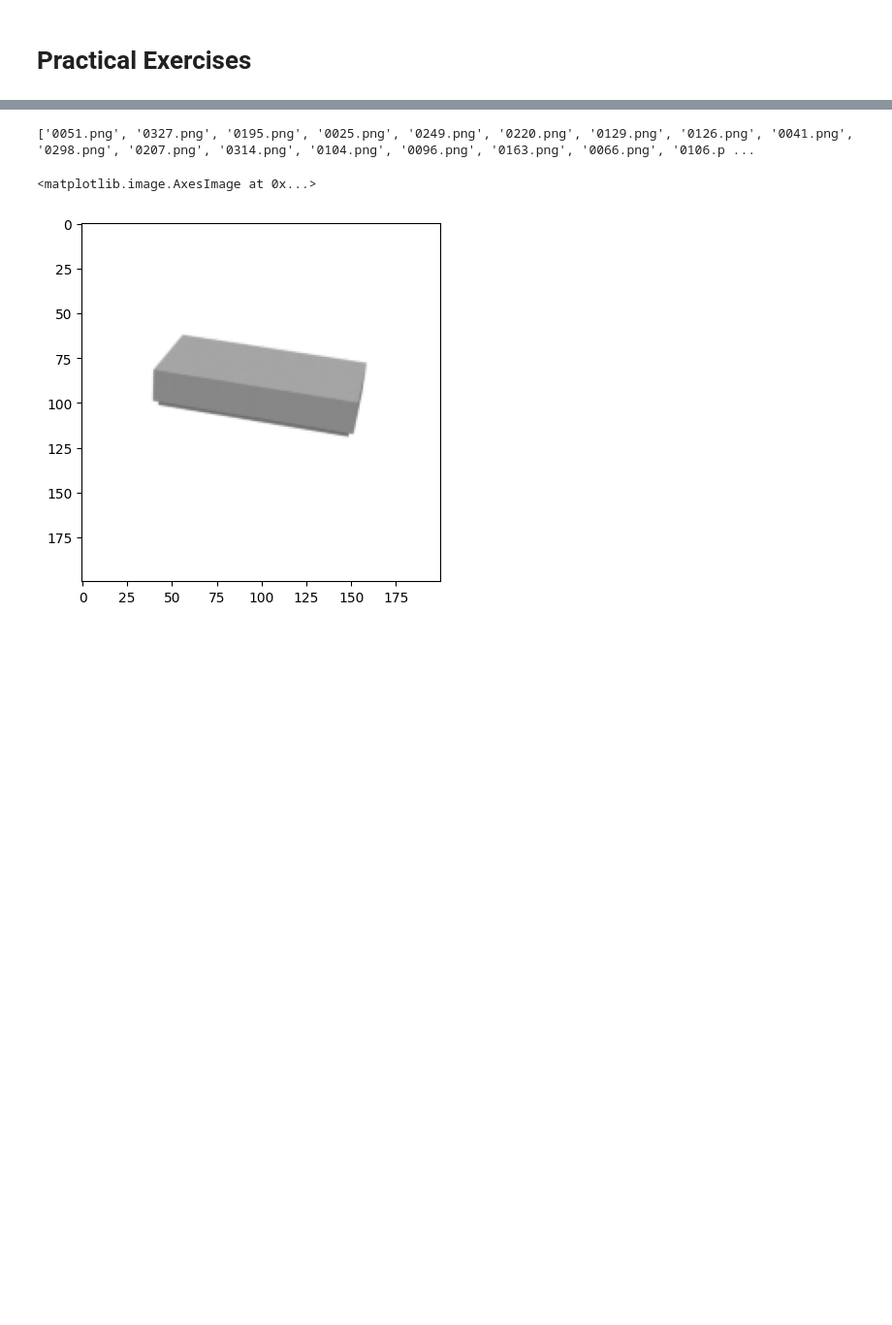
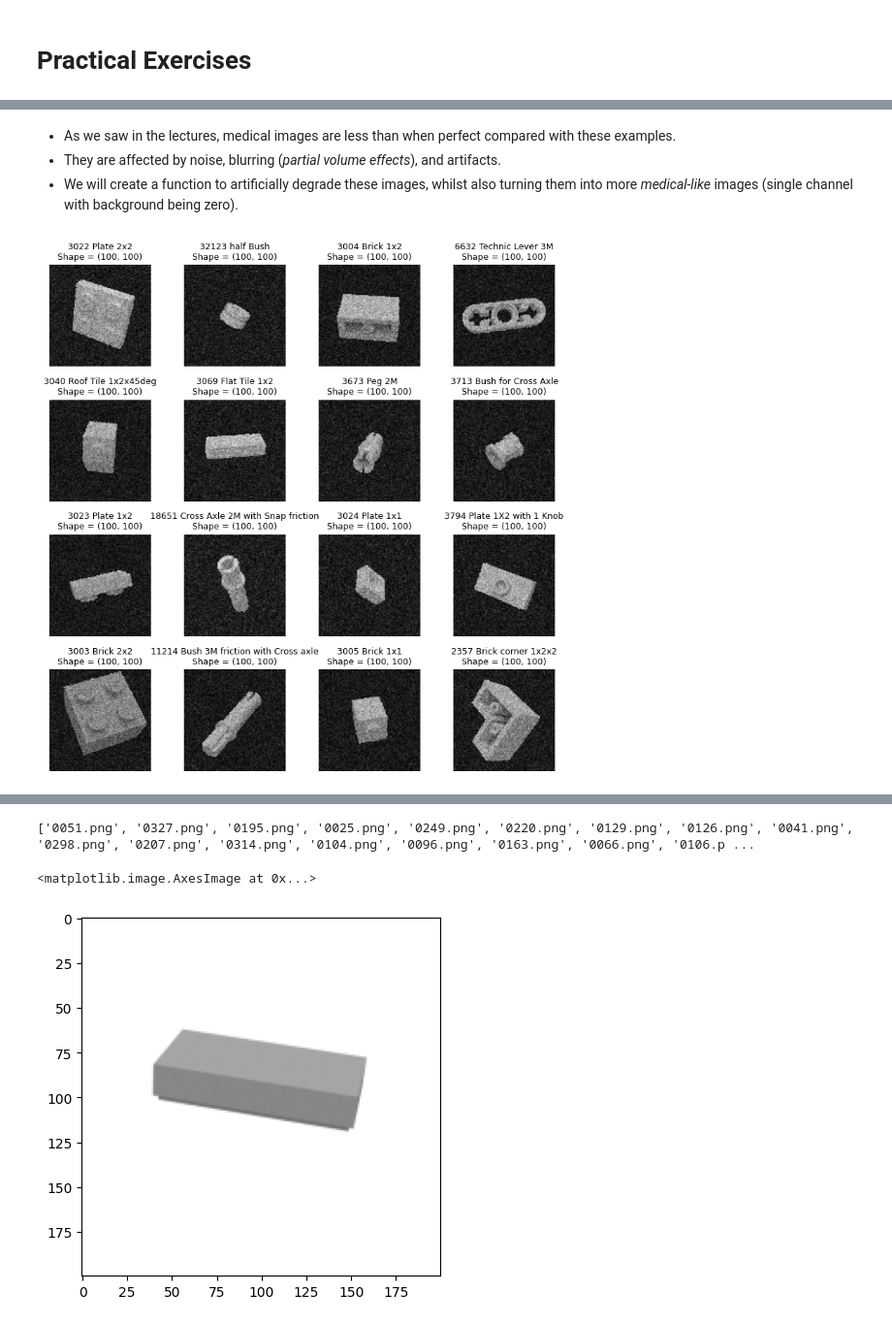
Before and after one commit to mdblackledge/theoryofimaging2, a Jupyter notebook: workshop/practical_exercises.ipynb, the cells around one changed output, grey strips where cells are left out. Shown at 97% size. Cells and saved outputs as stored; diff of their text form; code cells hidden in the pictures; blank space fills up the shorter version.

```diff
--- a/workshop/practical_exercises.ipynb
+++ b/workshop/practical_exercises.ipynb
@@ -51,0 +57,63 @@ Using Colab cache for faster access to the 'lego-brick-images' dataset.
+# %% [markdown]
+ - As we saw in the lectures, medical images are less than when perfect compared with these examples.
+ - They are affected by noise, blurring (_partial volume effects_), and artifacts.
+ - We will create a function to artificially degrade these images, whilst also turning them into more _medical-like_ images (single channel with background being zero).
+# %%
+# @title
+# Global parameters for the experiments
+DOWNSAMPLE_FACTOR = 2
+SNR = 12.0
+
+def degrade_loego_image(arr, snr = 30.0, downsample = 4):
+    """ Degrade the quality of an image of a Lego brick.
+
+    Parameters
+    ----------
+    arr : numpy.ndarray
+        The input image.
+
+    snr : float, optional
+        The signal-to-noise ratio.
+
+    downsample : int, optional
+        The downsampling factor.
+
+    Returns
+    -------
+    numpy.ndarray
+        The degraded image.
+    """
+    arr_bw = arr[::downsample, ::downsample, 0].astype("float32")
+    sigma = 255.0 / snr
+
+    # We use Rician noise to ensure non-negative values (as in medical imaging)
+    arr_noisy = np.clip(np.sqrt((arr_bw + np.random.randn(*arr_bw.shape) * sigma) ** 2 +\
+                                (np.random.randn(*arr_bw.shape) * sigma) ** 2), 0, 255)
+    return arr_noisy.astype("uint8")
+
+
+# Random seed
+np.random.seed(2026)
+
+f, ax = plt.subplots(4, 4, figsize = (8, 8))
+ax = ax.ravel()
+for i in range(16):
+
+    # Randomly select a block type and image
+    block_group_dir = clean_data_path + "/" + os.listdir(clean_data_path)[i]
+    block_file = block_group_dir + "/" + np.random.choice(os.listdir(block_group_dir))
+
+    # Degrade the image.
+    arr = skimage.io.imread(block_file)
+    arr_noisy = degrade_loego_image(arr, snr=SNR, downsample=DOWNSAMPLE_FACTOR)
+
+    # Display
+    ax[i].imshow(arr_noisy, cmap = "gray")
+    ax[i].set_title(block_file.split("/")[-2] + "\n"\
+                    + f"Shape = {arr_noisy.shape}", fontsize = 9.)
+    ax[i].axis("off")
+
+plt.tight_layout()
+plt.show()
+# %% [output]
+[figure, added]
```
Also changed, not shown: parts of 6 cells of this notebook.
